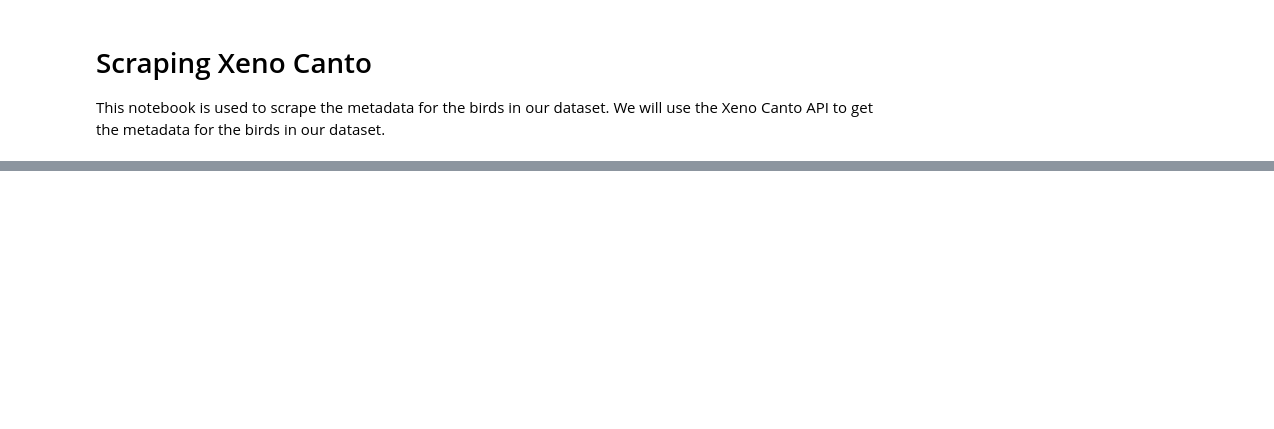
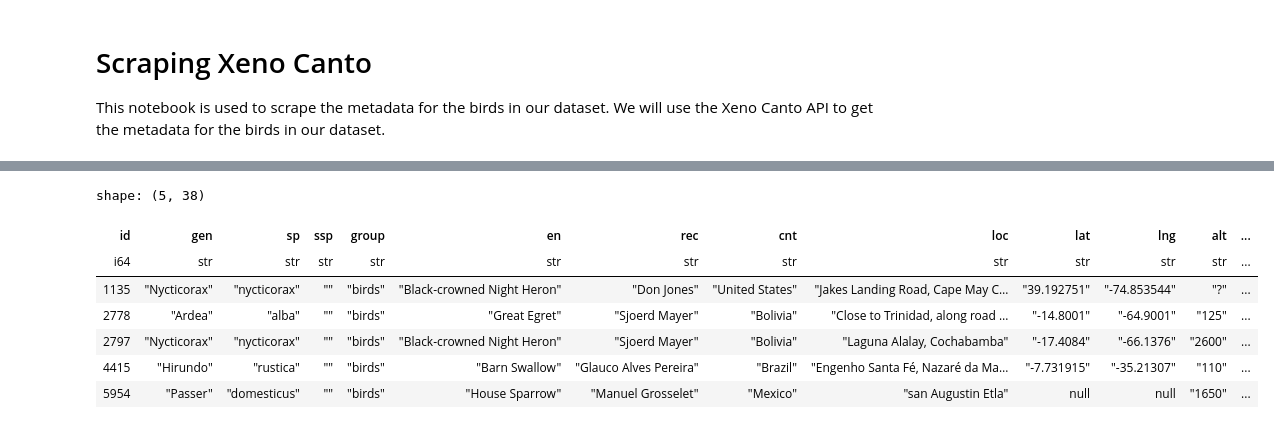
Before and after one commit to TeamEpochGithub/iv-q4-birdclef-2024, a Jupyter notebook: notebooks/scrape_xeno_canto.ipynb, the cells around one changed output, grey strips where cells are left out. Drawn from its saved outputs; the diff is of its cells as text; code cells hidden in the pictures; blank space fills up the shorter version.

Commit message:
Add partial notebook for retrieving the metadata of the BirdCLEF2024 dataset from Xeno-Canto

```diff
--- a/notebooks/scrape_xeno_canto.ipynb
+++ b/notebooks/scrape_xeno_canto.ipynb
@@ -126,2 +65,5 @@ metadata[:5]
 # %%
-# TODO(Jeffrey): Save the metadata to a csv file
+import polars as pl
+
+species = pl.read_csv(RAW_TRAIN_METADATA_PATH)["scientific_name"].unique()
+len(species)
@@ -127,0 +72,7 @@ metadata[:5]
+# %%
+# Retrieves metadata for requested recordings in the form of a JSON file
+import xenocanto
+
+# Get metadata for the recordings
+for name in species:
+    xenocanto.metadata([name])
@@ -127,0 +150,26 @@ metadata[:5]
+# %%
+# Once all the metadata has been retrieved, we merge all pages within a species and store all the recordings metadata in a dataframe
+import itertools
+import json
+
+def merge_pages(name: str) -> list[JSON]:
+    files = list((Path("dataset/metadata/") / name.replace(' ', '')).glob("*.json"))
+    pages = [{}] * (len(files))
+    for i, file in enumerate(files):
+        with open(file, "r") as f:
+            page: JSON = json.load(f)
+            pages[i] = page
+    return list(itertools.chain.from_iterable([page["recordings"] for page in pages]))
+
+meta_dataframe = pl.DataFrame(list(itertools.chain.from_iterable([merge_pages(name) for name in species]))).cast(dtypes={"id": int}).sort(by="id")
+meta_dataframe.to_pandas().to_csv("dataset/metadata.csv", index=False)
+meta_dataframe.head(5)
+# %% [output]
+shape: (5, 38)
+| id | gen | sp | ssp | group | en | rec | cnt | loc | lat | lng | alt | ... |
+| i64 | str | str | str | str | str | str | str | str | str | str | str | ... |
+| 1135 | "Nycticorax" | "nycticorax" | "" | "birds" | "Black-crowned Night Heron" | "Don Jones" | "United States" | "Jakes Landing Road, Cape May C… | "39.192751" | "-74.853544" | "?" | ... |
+| 2778 | "Ardea" | "alba" | "" | "birds" | "Great Egret" | "Sjoerd Mayer" | "Bolivia" | "Close to Trinidad, along road … | "-14.8001" | "-64.9001" | "125" | ... |
+| 2797 | "Nycticorax" | "nycticorax" | "" | "birds" | "Black-crowned Night Heron" | "Sjoerd Mayer" | "Bolivia" | "Laguna Alalay, Cochabamba" | "-17.4084" | "-66.1376" | "2600" | ... |
+| 4415 | "Hirundo" | "rustica" | "" | "birds" | "Barn Swallow" | "Glauco Alves Pereira" | "Brazil" | "Engenho Santa Fé, Nazaré da Ma… | "-7.731915" | "-35.21307" | "110" | ... |
+| 5954 | "Passer" | "domesticus" | "" | "birds" | "House Sparrow" | "Manuel Grosselet" | "Mexico" | "san Augustin Etla" | null | null | "1650" | ... |
```
Also changed, not shown: parts of 8 cells of this notebook, 1 other file.
